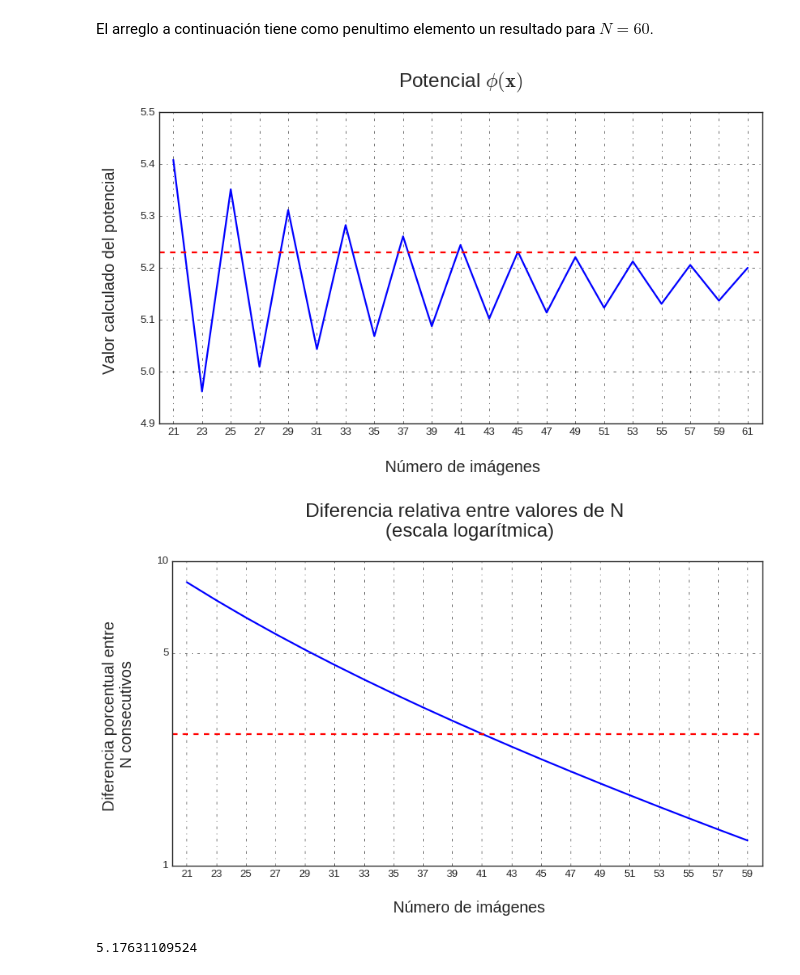
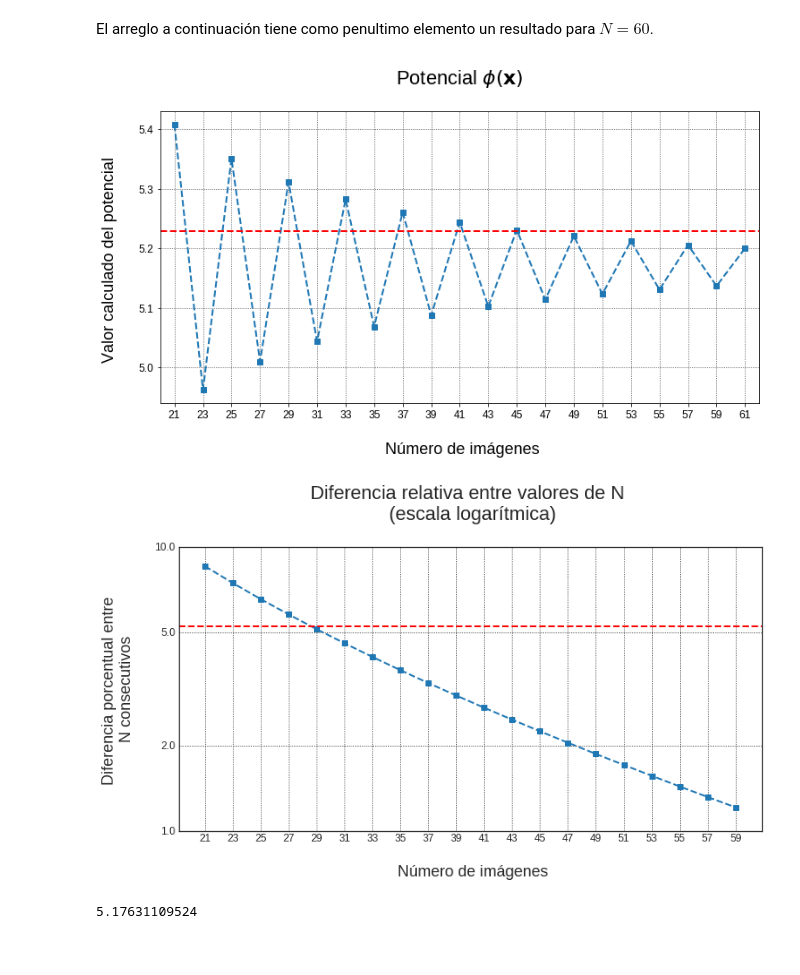
Before and after one commit to ThaNikkitz/Ni-Tesis, a Jupyter notebook: Variable_N.ipynb, the cells around one changed output. Drawn from its saved outputs; the diff is of its cells as text; code cells hidden in the pictures.

```diff
--- a/Variable_N.ipynb
+++ b/Variable_N.ipynb
@@ -23,34 +24,35 @@ for i in range(len(Energias)-1):
 # %%
 graph_1 = plt.figure(figsize = (12,6))
+plt.plot(array_2, Energias, linewidth = 2, marker = 's', linestyle = 'dashed')
 plt.style.use('seaborn-white')
-plt.plot(array_2, Energias, linewidth = 2)
 plt.title('Potencial 'r'$\phi{(\mathbf{x})}$' '\n', fontsize = 22)
 plt.xlabel(u'\n Número de imágenes', fontsize = 18)
 plt.ylabel('Valor calculado del potencial \n', fontsize = 18)
 plt.xlim(20,62)
-plt.xticks(numpy.arange(21,63,2))
+plt.xticks(numpy.arange(21,63,2), fontsize = 12)
+plt.yticks(fontsize = 12)
 plt.axhline(Esolv_ref, color = 'r', linestyle = '--', linewidth = 2)
-plt.grid(linestyle = '-.', color = 'k')
+plt.grid(linestyle = 'dotted', color = 'k', alpha = 0.8)
 plt.show()
 graph_1.savefig('Potencial.pdf', bbox_inches = 'tight')
 # %% [output]
-[figure, old version]
+[figure, new version]
 # %%
 graph_2 = plt.figure(figsize = (12,6))
 plt.style.use('seaborn-white')
-# plt.semilogy(array_1, Errores)
-plt.semilogy(array_1, Errores, linewidth = 2)
+plt.semilogy(array_1, Errores, linewidth = 2, linestyle = 'dashed', marker = 's')
+plt.xticks(numpy.arange(21,61,2), fontsize = 12)
+plt.yticks(dummy_y_ticks, log_y_ticks, fontsize = 12)
 plt.title(u'Diferencia relativa entre valores de N \n (escala logarítmica)\n', fontsize = 22)
 plt.xlabel(u'\n Número de imágenes', fontsize = 18)
 plt.ylabel('Diferencia porcentual entre \n N consecutivos \n', fontsize = 18)
-plt.axhline(Errores[10], color = 'red', linestyle = '--', linewidth = 2)
-plt.xticks(numpy.arange(21,61,2), fontsize = 12)
-plt.yticks(dummy_y_ticks, log_y_ticks, fontsize = 12)
-plt.grid(linestyle = '-.', color = 'k')
+plt.minorticks_off()
+plt.axhline(Esolv_ref, color = 'red', linestyle = '--', linewidth = 2)
+plt.grid(linestyle = 'dotted', color = 'k')
 plt.show()
 graph_2.savefig('Error_log.pdf', bbox_inches = 'tight')
 # %% [output]
-[figure, old version]
+[figure, new version]
 # %%
 asdasd = sum([5.408052, 4.961875, 5.351048, 5.009414, 5.311241, 5.043324, 5.282286, 5.068381, 5.260574, 5.087397, 5.243907, 5.102133, 5.230873, 5.113746, 5.220525, 5.123024, 5.212207, 5.130521, 5.205452, 5.136637, 5.199916])
 len_asd = len(Energias)
```
Also changed, not shown: parts of 4 cells of this notebook, 33 other files.
